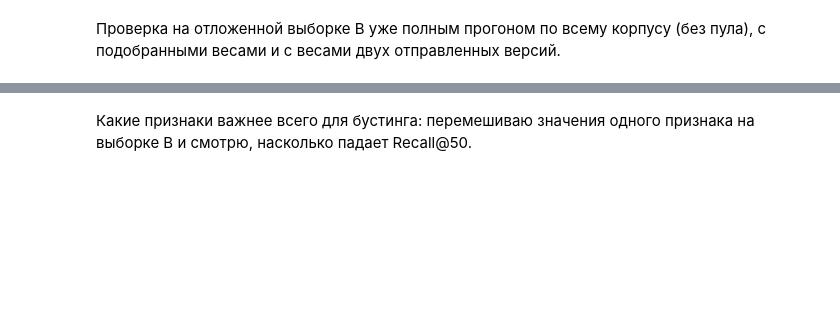
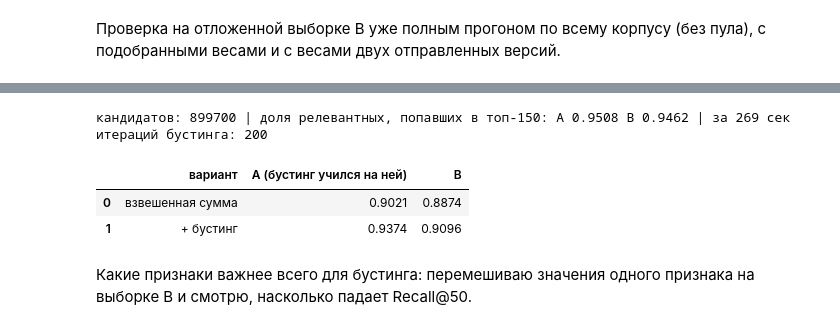
Before and after one commit to Smolyaninoff/avito-candidate-search, a Jupyter notebook: solution.ipynb, the cells around one changed output, grey strips where cells are left out. Cells and saved outputs as stored; diff of their text form; code cells hidden in the pictures; blank space fills up the shorter version.

```diff
--- a/solution.ipynb
+++ b/solution.ipynb
@@ -851,16 +1046,21 @@ print('Recall@50 на B, подобранные веса:', round(recall_at_50(p
 # %%
 RERANK_K = 150
 GAP_SIGNALS = ['bm_full', 'bm_title', 'exp', 'emb', 'emb_ft', 'emb_frida', 'lin']
+PLACE_SIGNALS = ['bm_full', 'bm_title', 'exp', 'emb', 'emb_ft', 'emb_frida', 'mc', 'dist', 'loc']
 RERANK_FEATURES = (['bm_full', 'bm_title', 'exp', 'emb', 'emb_ft', 'emb_frida', 'log_mc', 'nl', 'log_loc', 'log_dist', 'flt', 'cat',
-                    'n_words', 'has_filters', 'city_share', 'lin', 'rank'] + [name + '_gap' for name in GAP_SIGNALS])
+                    'n_words', 'has_filters', 'city_share', 'n_same_loc', 'lin', 'rank'] + [name + '_gap' for name in GAP_SIGNALS]
+                   + [name + '_place' for name in PLACE_SIGNALS])
 
 
 def rerank_table(index, qdf, w):
     _, cand = run(index, qdf, {}, pool_weights=[w], pool_size=RERANK_K)
     cand['lin'] = combine({name: cand[name].values for name in SIGNALS}, w)
-    cand['rank'] = cand.groupby('q')['lin'].rank(ascending=False, method='first')
+    cand['rank'] = cand.groupby('q')['lin'].rank(ascending=False, method='average')
     for name in GAP_SIGNALS:
         cand[name + '_gap'] = cand[name] - cand.groupby('q')[name].transform('max')
+    for name in PLACE_SIGNALS:
+        cand[name + '_place'] = cand.groupby('q')[name].rank(ascending=(name == 'dist'), method='average')
+    cand['n_same_loc'] = (cand['loc'] >= 0.5).groupby(cand['q']).transform('sum')
     cand['log_loc'] = np.log(cand['loc'] + 3e-5)
     cand['log_dist'] = np.log1p(cand['dist'])
     cand['log_mc'] = np.log(cand['mc'] + 1e-4)
@@ -874,35 +1074,41 @@ def rerank_table(index, qdf, w):
 def top50_by(cand, column, n_queries):
     ordered = cand.sort_values(['q', column], ascending=[True, False])
     top = ordered.groupby('q').head(50)
     lists = top.groupby('q')['item_id'].apply(list)
     return [lists.get(i, []) for i in range(n_queries)]
 
 
 def make_reranker():
-    return HistGradientBoostingClassifier(max_iter=300, learning_rate=0.05, max_leaf_nodes=15, min_samples_leaf=200,
-                                          l2_regularization=1.0, random_state=SEED)
+    return HistGradientBoostingClassifier(max_iter=200, learning_rate=0.05, max_leaf_nodes=15, min_samples_leaf=200,
+                                          l2_regularization=1.0, early_stopping=False, random_state=SEED)
 
 
 t = time.time()
 val_cand = rerank_table(val_index, val_ab, best_w)
 val_cand['rel'] = [item in relevant_sets[q] for q, item in zip(val_cand['q'], val_cand['item_id'])]
 cand_is_a = is_a[val_cand['q'].values]
 print('кандидатов:', len(val_cand), '| доля релевантных, попавших в топ-150: A', round(val_cand.loc[cand_is_a, 'rel'].sum() / n_relevant[is_a].sum(), 4),
       'B', round(val_cand.loc[~cand_is_a, 'rel'].sum() / n_relevant[~is_a].sum(), 4), '| за', round(time.time() - t), 'сек')
 
 reranker = make_reranker()
 reranker.fit(val_cand.loc[cand_is_a, RERANK_FEATURES], val_cand.loc[cand_is_a, 'rel'])
 val_cand['prob'] = reranker.predict_proba(val_cand[RERANK_FEATURES])[:, 1]
 print('итераций бустинга:', reranker.n_iter_)
 
 rerank_pred = top50_by(val_cand, 'prob', len(val_ab))
 linear_pred = top50_by(val_cand, 'lin', len(val_ab))
 rows = []
 for name, pred in [('взвешенная сумма', linear_pred), ('+ бустинг', rerank_pred)]:
     rows.append({'вариант': name,
                  'A (бустинг учился на ней)': recall_at_50([p for p, f in zip(pred, is_a) if f], val_ab.loc[is_a, 'relevant']),
                  'B': recall_at_50([p for p, f in zip(pred, is_a) if not f], val_ab.loc[~is_a, 'relevant'])})
 pd.DataFrame(rows).round(4)
+# %% [output]
+кандидатов: 899700 | доля релевантных, попавших в топ-150: A 0.9508 B 0.9462 | за 269 сек
+итераций бустинга: 200
+|  | вариант | A (бустинг учился на ней) | B |
+| 0 | взвешенная сумма | 0.9021 | 0.8874 |
+| 1 | + бустинг | 0.9374 | 0.9096 |
 # %% [markdown]
 Какие признаки важнее всего для бустинга: перемешиваю значения одного признака на выборке B и смотрю, насколько падает Recall@50.
 # %%
```
Also changed, not shown: parts of 41 cells of this notebook, 3 other files.
